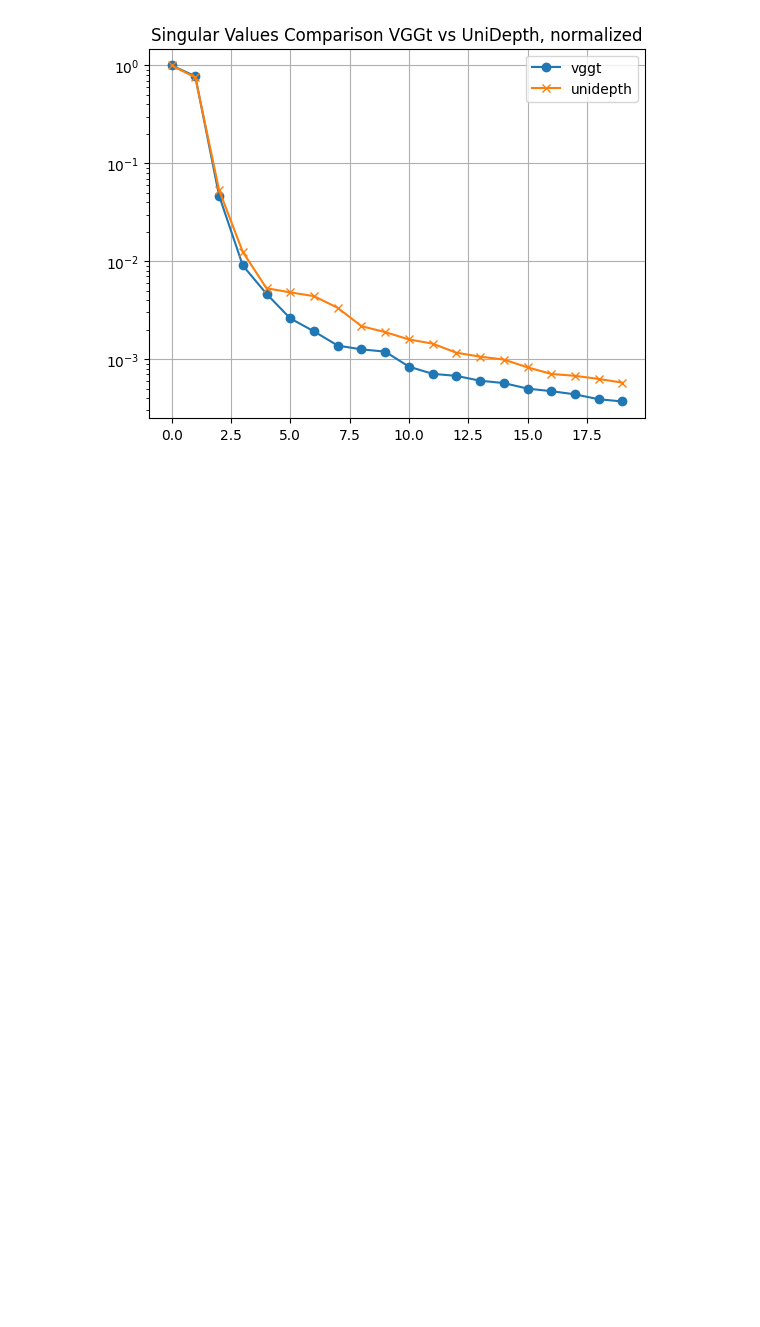
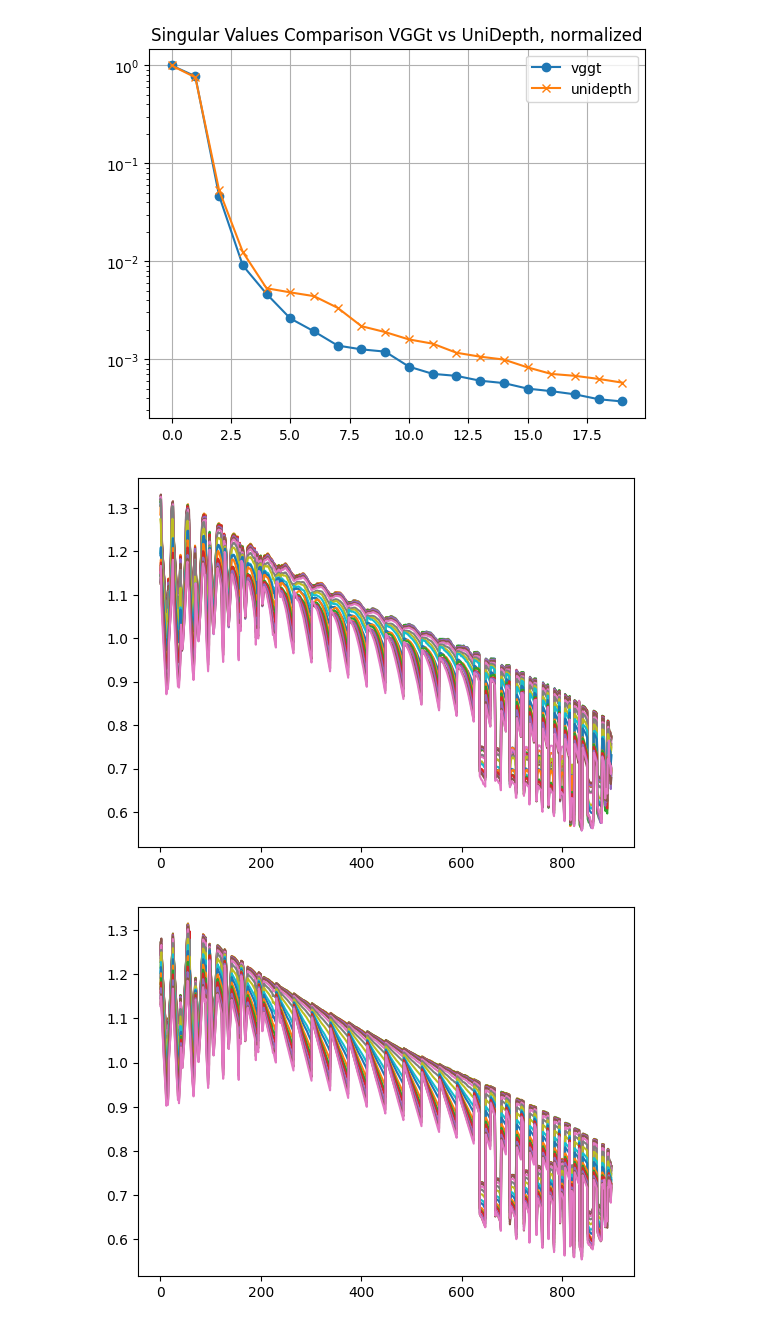
Before and after one commit to manel-ferreira-01/trackers, a Jupyter notebook: test.ipynb, the cells around one changed output. Cells and saved outputs as stored; diff of their text form; code cells hidden in the pictures; blank space fills up the shorter version.

```diff
--- a/test.ipynb
+++ b/test.ipynb
@@ -768,11 +756,14 @@ plt.title("Singular Values Comparison VGGt vs UniDepth, normalized")
 Text(0.5, 1.0, 'Singular Values Comparison VGGt vs UniDepth, normalized')
 [figure]
 # %%
-plt.plot(tracks_lambda_vggt[0,:].flatten() , label="vggt")
-plt.plot(tracks_lambda_unidepth[0,:].flatten(), label="unidepth")
-plt.legend()
+for f in range(0,tracks_lambda_vggt.shape[0]):
+    plt.plot((tracks_lambda_unidepth[f,:].cpu()- offsets[f])/scales[f], label=f"uni in vggt frame {f}")
+#plt.legend()
 
 plt.figure()
-for f in range(tracks_lambda_unidepth.shape[0]):
-    plt.plot(tracks_lambda_unidepth[f,:].flatten() , label=f"frame {f}")
-plt.legend()
+for f in range(tracks_lambda_vggt.shape[0]):
+    plt.plot(tracks_lambda_vggt[f,:].flatten() , label=f"frame {f}")
+#plt.legend()
+# %% [output]
+[figure, added]
+[figure, added]
```
Also changed, not shown: parts of 18 cells of this notebook, 2 other files.
